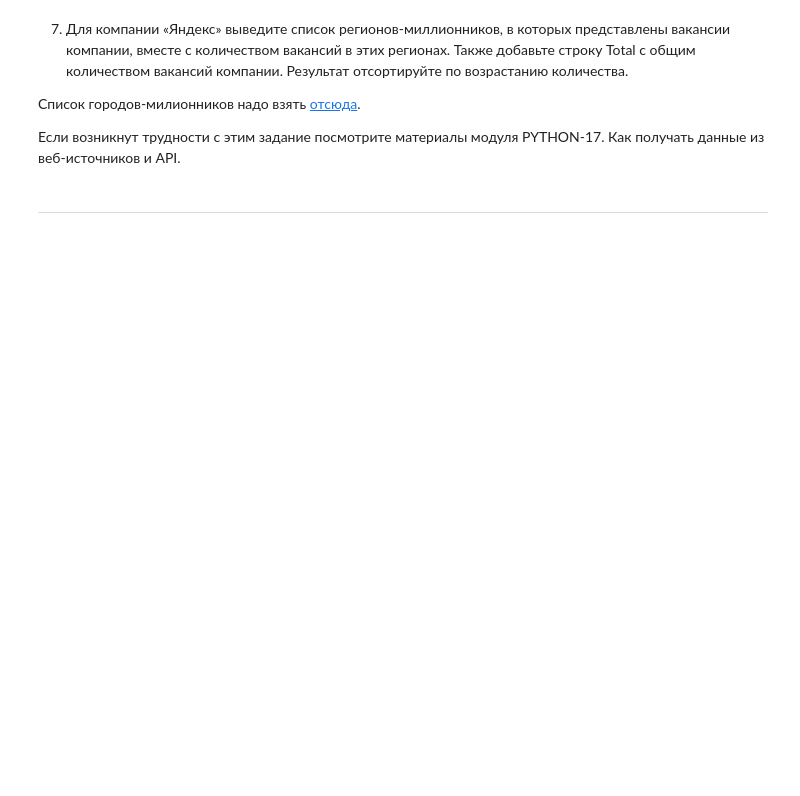
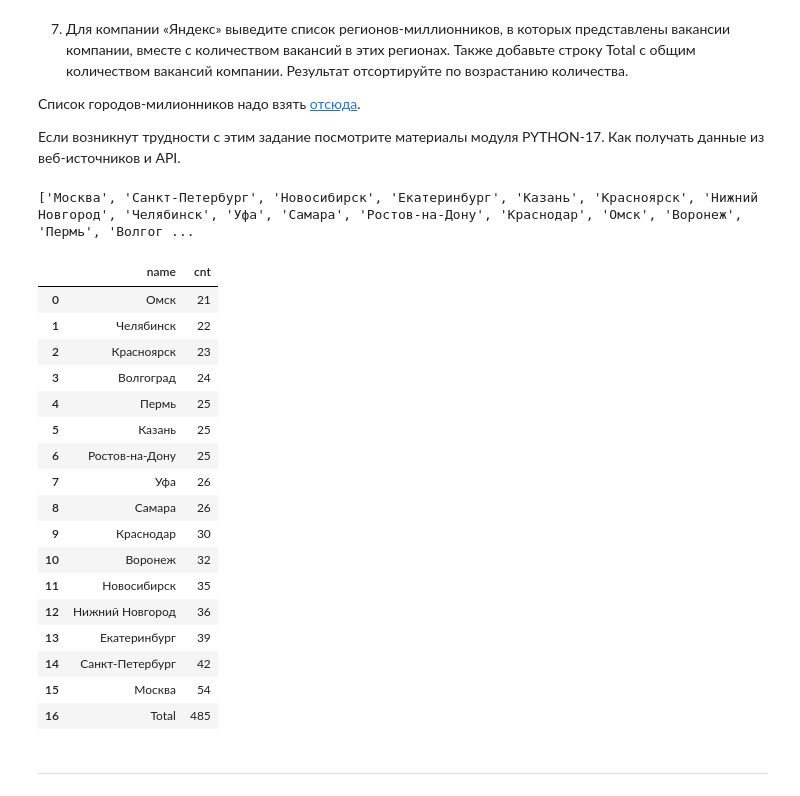
Before and after one commit to ret4ed/Sf_DS_game_1, a Jupyter notebook: Skillfactory/Project_2_Подгрузка новых данных. Уточнение анализа/Project_2.ipynb, the cells around one changed output. Saved outputs shown, nothing was run; the diff lists cells and outputs as text; code cells hidden in the pictures; blank space fills up the shorter version.

```diff
--- a/Skillfactory/Project_2_Подгрузка новых данных. Уточнение анализа/Project_2.ipynb
+++ b/Skillfactory/Project_2_Подгрузка новых данных. Уточнение анализа/Project_2.ipynb
@@ -131,9 +436,71 @@ query_3_1 = f'''
 Если возникнут трудности с этим задание посмотрите материалы модуля  PYTHON-17. Как получать данные из веб-источников и API.
 # %%
 # код для получения списка городов-милионников
+
+#Пишем код для получения списка городов-миллионниеов со страницы на Wikipedia
+import requests
+from bs4 import BeautifulSoup
+url = 'https://ru.wikipedia.org/wiki/Города-миллионеры_России'
+response = requests.get(url)
+page = BeautifulSoup(response.text, 'html.parser')
+table = page.find('table', class_='standard')
+city_lst = []
+for i in table.find_all('a'):
+    title = i.text
+    city_lst.append(title)
+city_lst = city_lst[5:]
+print(city_lst)
+# %% [output]
+['Москва', 'Санкт-Петербург', 'Новосибирск', 'Екатеринбург', 'Казань', 'Красноярск', 'Нижний Новгород', 'Челябинск', 'Уфа', 'Самара', 'Ростов-на-Дону', 'Краснодар', 'Омск', 'Воронеж', 'Пермь', 'Волгог ...
 # %%
 # текст запроса
+
+#Выводим список городов-миллионников, вместе с количеством вакансий
+#для компании 'Яндекс'. Также выводим строку с общем количеством
+#вакансий компании
+query_5_7 = f'''SELECT a.name,
+                COUNT(v.id) cnt
+                FROM public.areas a
+                JOIN public.vacancies v ON a.id = v.area_id
+                JOIN public.employers e ON e.id = v.employer_id
+                WHERE a.name IN {tuple(city_lst)}
+                GROUP BY a.name, e.name
+                HAVING e.name = 'Яндекс'
+
+                UNION ALL
+                SELECT 'Total',
+                COUNT(v.id)
+                FROM public.areas a
+                JOIN public.vacancies v ON a.id = v.area_id
+                JOIN public.employers e ON e.id = v.employer_id
+                WHERE a.name IN {tuple(city_lst)} AND e.name = 'Яндекс'
+
+                ORDER BY cnt
+'''
 # %%
 # результат запроса
+
+#Выводим результат запроса
+query_5_7 = pd.read_sql_query(query_5_7, connection)
+display(query_5_7)
+# %% [output]
+|  | name | cnt |
+| 0 | Омск | 21 |
+| 1 | Челябинск | 22 |
+| 2 | Красноярск | 23 |
+| 3 | Волгоград | 24 |
+| 4 | Пермь | 25 |
+| 5 | Казань | 25 |
+| 6 | Ростов-на-Дону | 25 |
+| 7 | Уфа | 26 |
+| 8 | Самара | 26 |
+| 9 | Краснодар | 30 |
+| 10 | Воронеж | 32 |
+| 11 | Новосибирск | 35 |
+| 12 | Нижний Новгород | 36 |
+| 13 | Екатеринбург | 39 |
+| 14 | Санкт-Петербург | 42 |
+| 15 | Москва | 54 |
+| 16 | Total | 485 |
 # %% [markdown]
 ***
```
Also changed, not shown: parts of 76 cells of this notebook, 1 other file.
